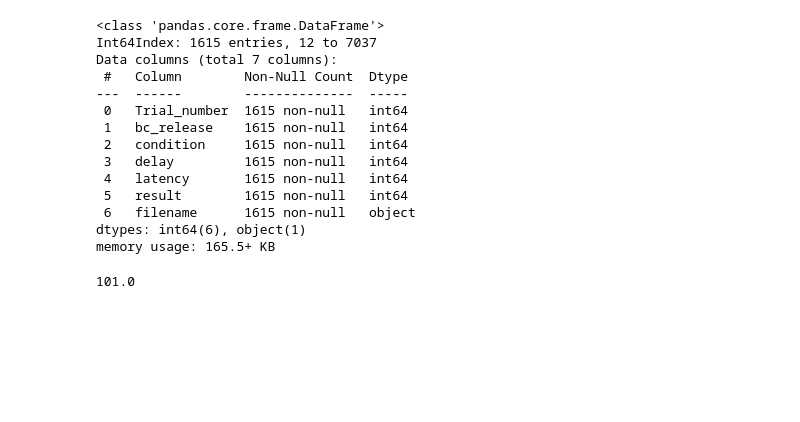
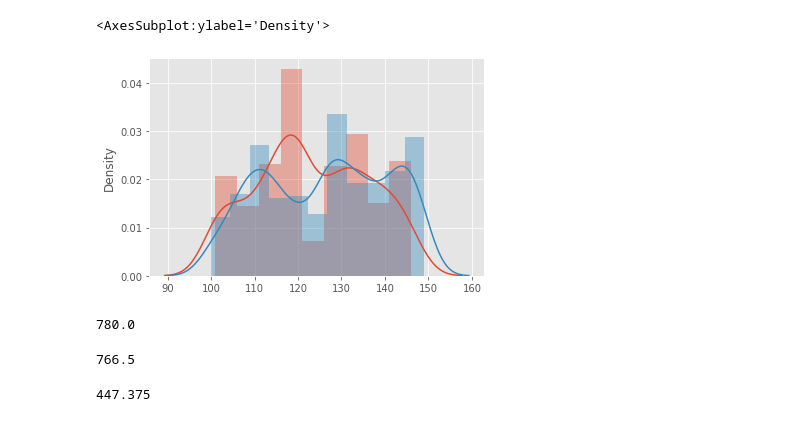
Before and after one commit to trickydaze/Behavioural-Neuroscience, a Jupyter notebook: Visualisation.ipynb, the cells around one changed output. Cells and saved outputs as stored; diff of their text form; code cells hidden in the pictures; blank space fills up the shorter version.

```diff
--- a/Visualisation.ipynb
+++ b/Visualisation.ipynb
@@ -48,0 +155,6 @@ plt.show()
+# %%
+sns.distplot(x=low_delay_nochange.delay,kde=True)
+sns.distplot(x=low_delay_change.delay,kde=True)
+# %% [output]
+<AxesSubplot:ylabel='Density'>
+[figure, added]
@@ -49,20 +163,12 @@ plt.show()
+# %%
+
+print(np.percentile(low_delay_change.latency, 50))
+np.percentile(low_delay_nochange.latency, 50)
+# %% [output]
+780.0
+766.5
 # %%
-low_delay.info()
-
-np.percentile(low_delay.delay, 2.5)
+low_delay_nochange.latency.median()
+np.percentile(low_delay_nochange.latency,2.5)
 # %% [output]
-<class 'pandas.core.frame.DataFrame'>
-Int64Index: 1615 entries, 12 to 7037
-Data columns (total 7 columns):
- #   Column        Non-Null Count  Dtype
----  ------        --------------  -----
- 0   Trial_number  1615 non-null   int64
- 1   bc_release    1615 non-null   int64
- 2   condition     1615 non-null   int64
- 3   delay         1615 non-null   int64
- 4   latency       1615 non-null   int64
- 5   result        1615 non-null   int64
- 6   filename      1615 non-null   object
-dtypes: int64(6), object(1)
-memory usage: 165.5+ KB
+447.375
-101.0
```
Also changed, not shown: parts of 6 cells of this notebook.
